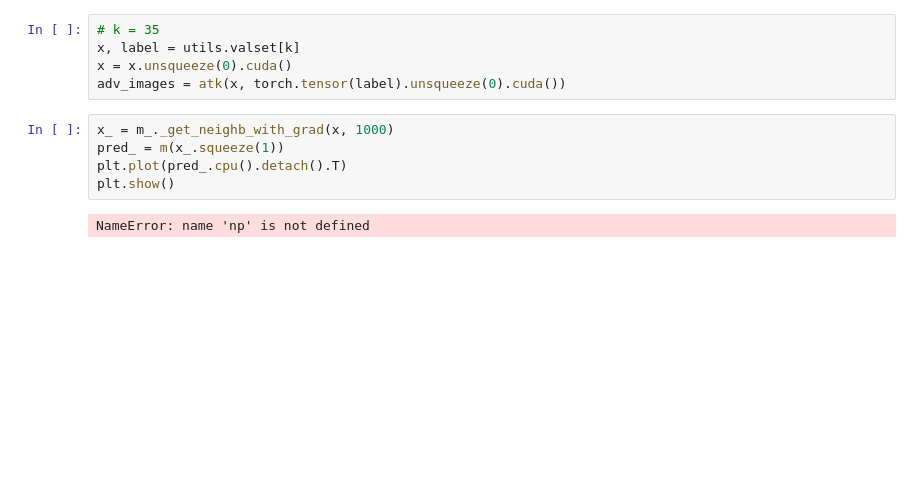
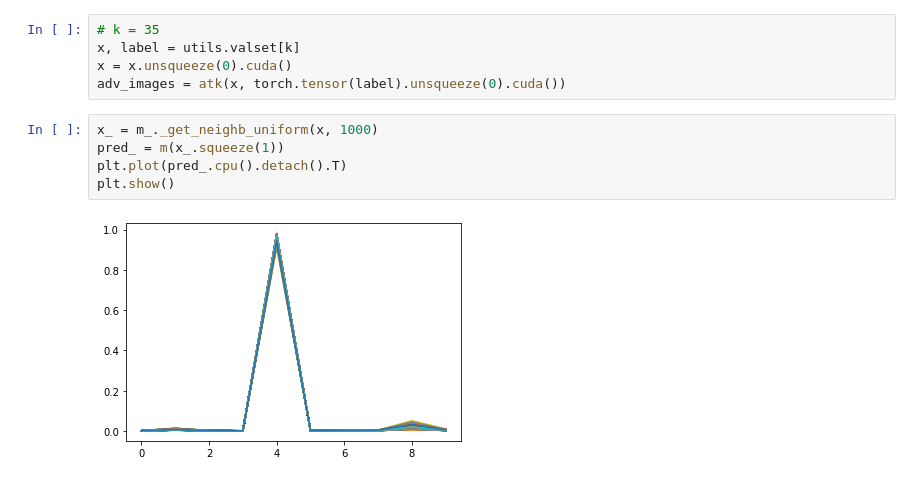
Before and after one commit to cat-claws/varirobust, a Jupyter notebook: main.ipynb, the cells around one changed output. Saved outputs shown, nothing was run; the diff lists cells and outputs as text; blank space fills up the shorter version.

```diff
--- a/main.ipynb
+++ b/main.ipynb
@@ -136,10 +147,10 @@ x, label = utils.valset[k]
 x = x.unsqueeze(0).cuda()
 adv_images = atk(x, torch.tensor(label).unsqueeze(0).cuda())
 # %%
-x_ = m_._get_neighb_with_grad(x, 1000)
+x_ = m_._get_neighb_uniform(x, 1000)
 pred_ = m(x_.squeeze(1))
 plt.plot(pred_.cpu().detach().T)
 plt.show()
 # %% [output]
-NameError: name 'np' is not defined
+[figure, added]
 # %%
```
Also changed, not shown: parts of 8 cells of this notebook, 4 other files.
